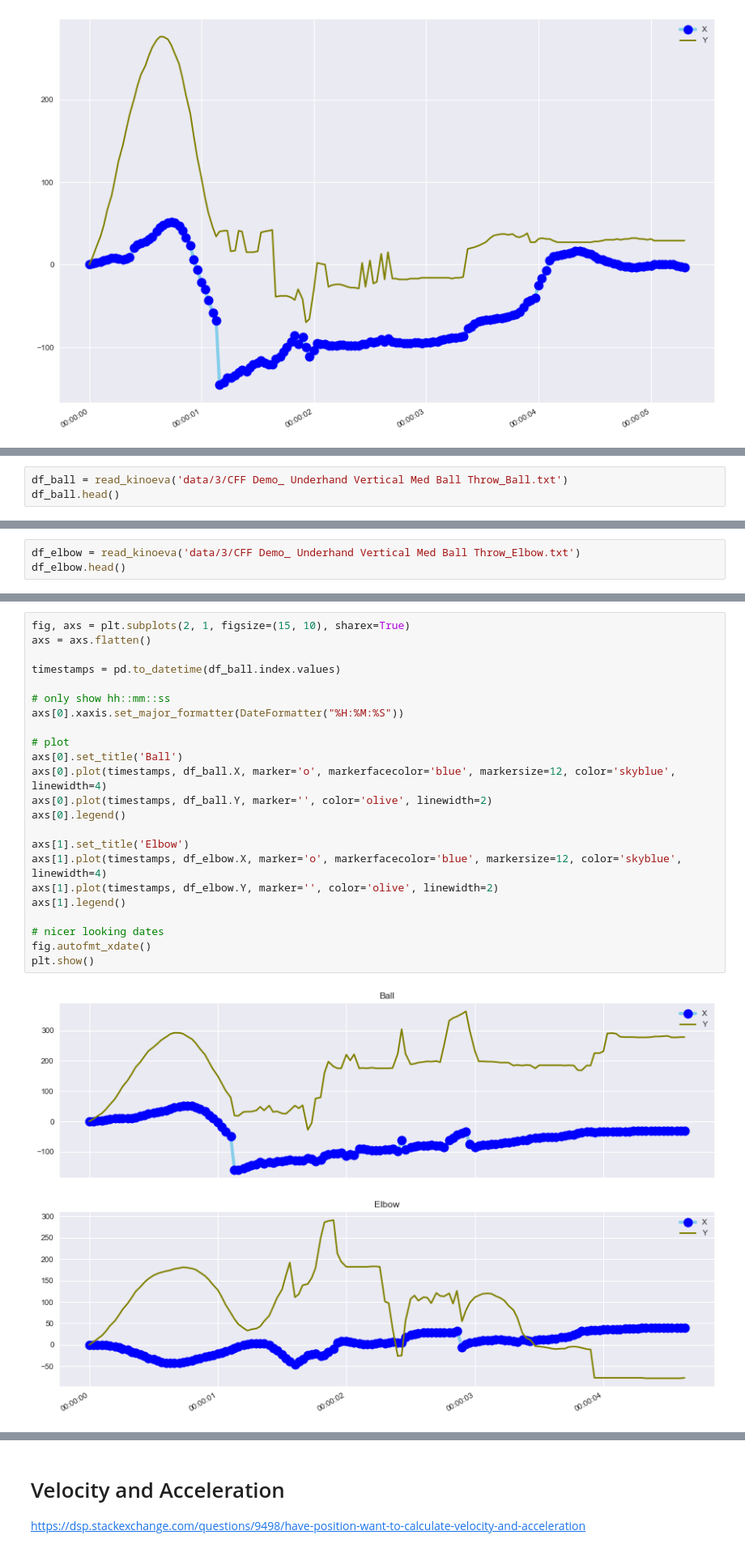
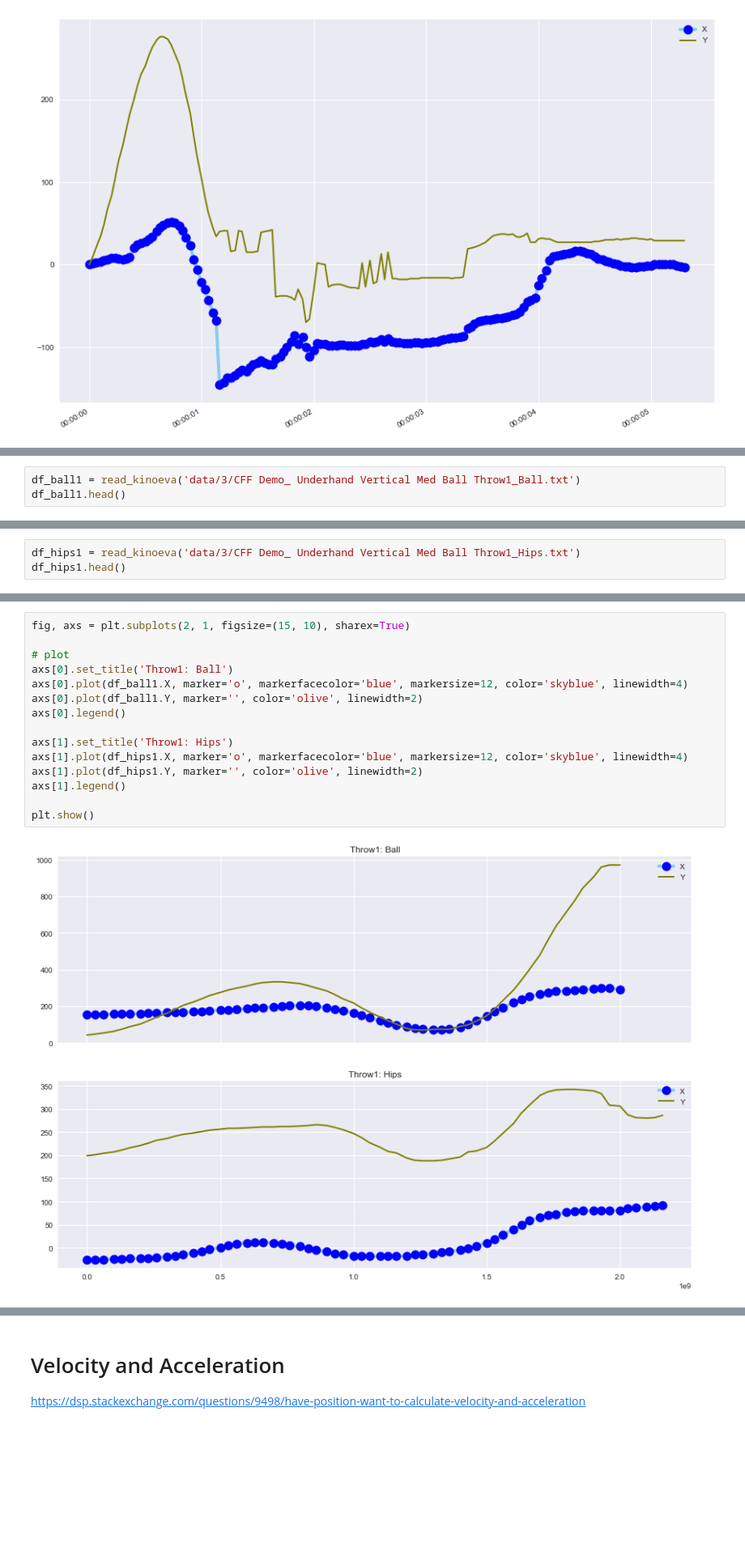
Before and after one commit to lisaong/hss, a Jupyter notebook: 02_explore_data.ipynb, the cells around one changed output, grey strips where cells are left out. Shown: that part at 81% size. Saved outputs shown, nothing was run; the diff lists cells and outputs as text; blank space fills up the shorter version.

Commit message:
plot updates

```diff
--- a/02_explore_data.ipynb
+++ b/02_explore_data.ipynb
@@ -58,6 +62,6 @@ Note: Kinovea saves all trajectories to 1 big text file. The multiple text files
 # %%
-df_ball = read_kinoeva('data/3/CFF Demo_ Underhand Vertical Med Ball Throw_Ball.txt')
-df_ball.head()
+df_ball1 = read_kinoeva('data/3/CFF Demo_ Underhand Vertical Med Ball Throw1_Ball.txt')
+df_ball1.head()
 # %% [output]
 |  | X | Y | Original_timestamp |
 | T |  |  |  |
@@ -69,6 +73,6 @@ df_ball.head()
 # %%
-df_elbow = read_kinoeva('data/3/CFF Demo_ Underhand Vertical Med Ball Throw_Elbow.txt')
-df_elbow.head()
+df_hips1 = read_kinoeva('data/3/CFF Demo_ Underhand Vertical Med Ball Throw1_Hips.txt')
+df_hips1.head()
 # %% [output]
 |  | X | Y | Original_timestamp |
 | T |  |  |  |
@@ -80,25 +106,17 @@ df_elbow.head()
 # %%
 fig, axs = plt.subplots(2, 1, figsize=(15, 10), sharex=True)
-axs = axs.flatten()
-
-timestamps = pd.to_datetime(df_ball.index.values)
-
-# only show hh::mm::ss
-axs[0].xaxis.set_major_formatter(DateFormatter("%H:%M:%S"))
 
 # plot
-axs[0].set_title('Ball')
-axs[0].plot(timestamps, df_ball.X, marker='o', markerfacecolor='blue', markersize=12, color='skyblue', linewidth=4)
-axs[0].plot(timestamps, df_ball.Y, marker='', color='olive', linewidth=2)
+axs[0].set_title('Throw1: Ball')
+axs[0].plot(df_ball1.X, marker='o', markerfacecolor='blue', markersize=12, color='skyblue', linewidth=4)
+axs[0].plot(df_ball1.Y, marker='', color='olive', linewidth=2)
 axs[0].legend()
 
-axs[1].set_title('Elbow')
-axs[1].plot(timestamps, df_elbow.X, marker='o', markerfacecolor='blue', markersize=12, color='skyblue', linewidth=4)
-axs[1].plot(timestamps, df_elbow.Y, marker='', color='olive', linewidth=2)
+axs[1].set_title('Throw1: Hips')
+axs[1].plot(df_hips1.X, marker='o', markerfacecolor='blue', markersize=12, color='skyblue', linewidth=4)
+axs[1].plot(df_hips1.Y, marker='', color='olive', linewidth=2)
 axs[1].legend()
 
-# nicer looking dates
-fig.autofmt_xdate()
 plt.show()
 # %% [output]
-[figure, old version]
+[figure, new version]
```
Also changed, not shown: parts of 6 cells of this notebook, 1 other file.
